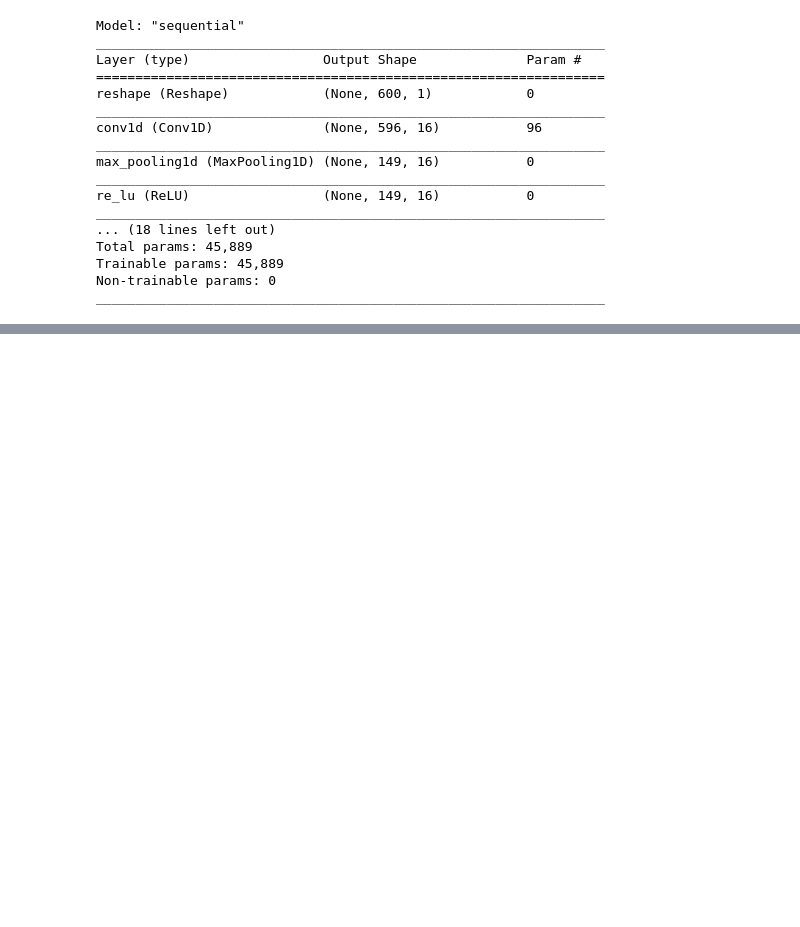
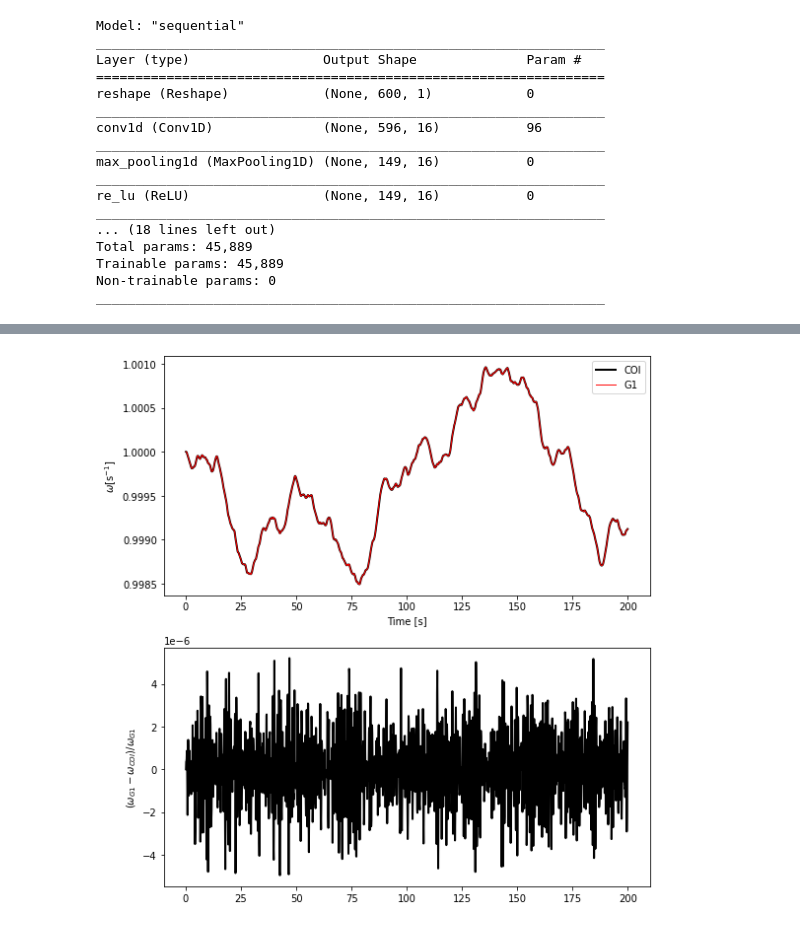
Before and after one commit to danielelinaro/inertia, a Jupyter notebook: notebooks/Estimate_inertia.ipynb, the cells around one changed output, grey strips where cells are left out. Cells and saved outputs as stored; diff of their text form; code cells hidden in the pictures; blank space fills up the shorter version.

```diff
--- a/notebooks/Estimate_inertia.ipynb
+++ b/notebooks/Estimate_inertia.ipynb
@@ -113,0 +177,19 @@ ax.set_ylabel(r'Inertia [$\mathrm{s}^{-1}$]');
+# %%
+data = np.load(data_files[0])
+time      = data['time']
+omega_G1  = data['omega01']
+omega_coi = data['omegacoi']
+idx = time < 200
+fig,(ax1,ax2) = plt.subplots(2, 1, figsize=(8,8))
+ax1.plot(time[idx], omega_coi[idx], 'k', lw=2, label='COI')
+ax1.plot(time[idx], omega_G1[idx], 'r', lw=1, label='G1')
+ax1.set_ylabel(r'$\omega [\mathrm{s}^{-1}]$')
+ax1.legend(loc='best')
+
+ax2.plot(time[idx], (omega_G1[idx] - omega_coi[idx]) / omega_G1[idx], \
+         'k', lw=2, label='COI')
+ax1.set_xlabel('Time [s]')
+ax2.set_ylabel(r'$(\omega_{G1} - \omega_{COI}) / \omega_{G1}$')
+fig.tight_layout()
+# %% [output]
+[figure, added]
```
Also changed, not shown: parts of 12 cells of this notebook, 11 other files.
